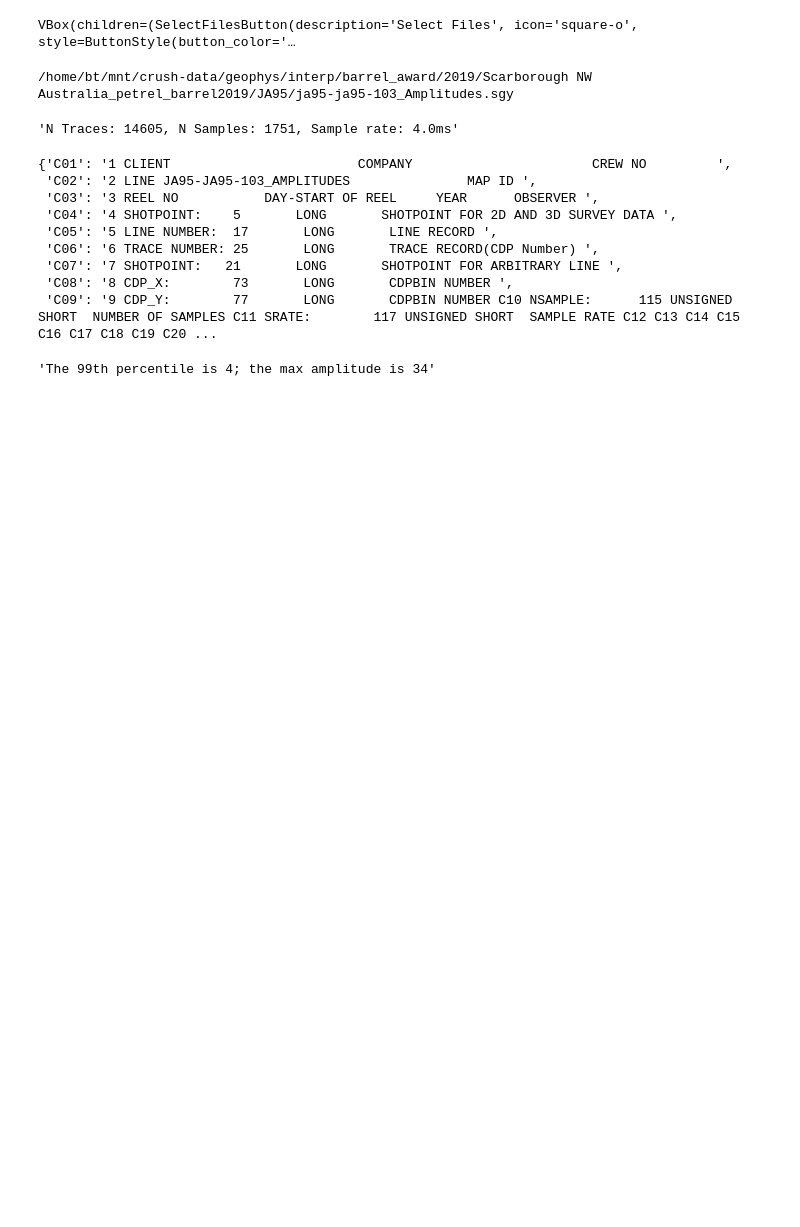
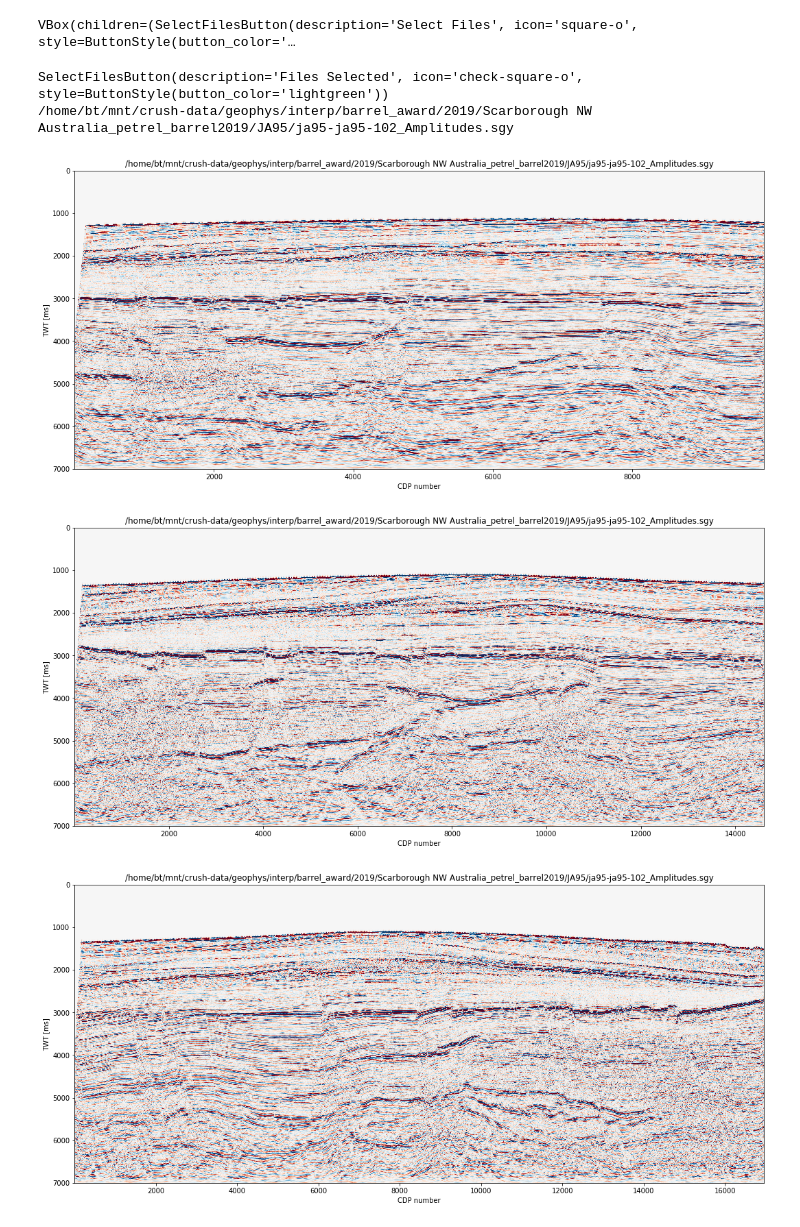
Before and after one commit to coolshell2000/segy, a Jupyter notebook: test.ipynb, the cells around one changed output. Cells and saved outputs as stored; diff of their text form; code cells hidden in the pictures; blank space fills up the shorter version.

```diff
--- a/test.ipynb
+++ b/test.ipynb
@@ -87,43 +87,50 @@ raw = SelectFilesButton()
 widgets.VBox([raw, out])
 # %% [output]
 VBox(children=(SelectFilesButton(description='Select Files', icon='square-o', style=ButtonStyle(button_color='…
-# %%
-print(raw.files[0])
-# %% [output]
-/home/bt/mnt/crush-data/geophys/interp/barrel_award/2019/Scarborough NW Australia_petrel_barrel2019/JA95/ja95-ja95-103_Amplitudes.sgy
+# %%
+print(raw)
+print(raw.files[0])
+
+
+if len(raw.files)==0:
+    raw.files = ['/home/bt/mnt/crush-data/geophys/interp/barrel_award/2019/Scarborough NW Australia_petrel_barrel2019/JA95/ja95-ja95-112_Amplitudes.sgy']
+# %% [output]
+SelectFilesButton(description='Files Selected', icon='check-square-o', style=ButtonStyle(button_color='lightgreen'))
+/home/bt/mnt/crush-data/geophys/interp/barrel_award/2019/Scarborough NW Australia_petrel_barrel2019/JA95/ja95-ja95-102_Amplitudes.sgy
 # %%
 import re
+import matplotlib.pyplot as plt
+import numpy as np
 
-with segyio.open(raw.files[0], ignore_geometry=True) as f:
-    # Get basic attributes
-    n_traces = f.tracecount
-    sample_rate = segyio.tools.dt(f) / 1000
-    n_samples = f.samples.size
-    twt = f.samples
-    data = f.trace.raw[:]  # Get all data into memory (could cause on big files)
-    # Load headers
-    bin_headers = f.bin
-    text_headers = parse_text_header(f)
-    trace_headers = parse_trace_headers(f, n_traces)
-f'N Traces: {n_traces}, N Samples: {n_samples}, Sample rate: {sample_rate}ms'
+for file in raw.files:
+
+    with segyio.open(file, ignore_geometry=True) as f:
+        # Get basic attributes
+        n_traces = f.tracecount
+        sample_rate = segyio.tools.dt(f) / 1000
+        n_samples = f.samples.size
+        twt = f.samples
+        data = f.trace.raw[:]  # Get all data into memory (could cause on big files)
+        # Load headers
+        bin_headers = f.bin
+        text_headers = parse_text_header(f)
+        trace_headers = parse_trace_headers(f, n_traces)
+    f'N Traces: {n_traces}, N Samples: {n_samples}, Sample rate: {sample_rate}ms'
+
+    text_headers
+
+    clip_percentile = 99
+    vm = np.percentile(data, clip_percentile)
+    f'The {clip_percentile}th percentile is {vm:.0f}; the max amplitude is {data.max():.0f}'
+
+    fig = plt.figure(figsize=(18, 8))
+    ax = fig.add_subplot(1, 1, 1)
+    extent = [1, n_traces, twt[-1], twt[0]]  # define extent
+    ax.imshow(data.T, cmap="RdBu", vmin=-vm, vmax=vm, aspect='auto', extent=extent)
+    ax.set_xlabel('CDP number')
+    ax.set_ylabel('TWT [ms]')
+    ax.set_title(f'{raw.files[0]}')
 # %% [output]
-'N Traces: 14605, N Samples: 1751, Sample rate: 4.0ms'
+[figure, added]
+[figure, added]
+[figure, added]
-# %%
-text_headers
-# %% [output]
-{'C01': '1 CLIENT                        COMPANY                       CREW NO         ',
- 'C02': '2 LINE JA95-JA95-103_AMPLITUDES               MAP ID ',
- 'C03': '3 REEL NO           DAY-START OF REEL     YEAR      OBSERVER ',
- 'C04': '4 SHOTPOINT:    5       LONG       SHOTPOINT FOR 2D AND 3D SURVEY DATA ',
- 'C05': '5 LINE NUMBER:  17       LONG       LINE RECORD ',
- 'C06': '6 TRACE NUMBER: 25       LONG       TRACE RECORD(CDP Number) ',
- 'C07': '7 SHOTPOINT:   21       LONG       SHOTPOINT FOR ARBITRARY LINE ',
- 'C08': '8 CDP_X:        73       LONG       CDPBIN NUMBER ',
- 'C09': '9 CDP_Y:        77       LONG       CDPBIN NUMBER C10 NSAMPLE:      115 UNSIGNED SHORT  NUMBER OF SAMPLES C11 SRATE:        117 UNSIGNED SHORT  SAMPLE RATE C12 C13 C14 C15 C16 C17 C18 C19 C20 ...
-# %%
-import numpy as np
-clip_percentile = 99
-vm = np.percentile(data, clip_percentile)
-f'The {clip_percentile}th percentile is {vm:.0f}; the max amplitude is {data.max():.0f}'
-# %% [output]
-'The 99th percentile is 4; the max amplitude is 34'
```
Also changed, not shown: parts of 1 cell of this notebook.
